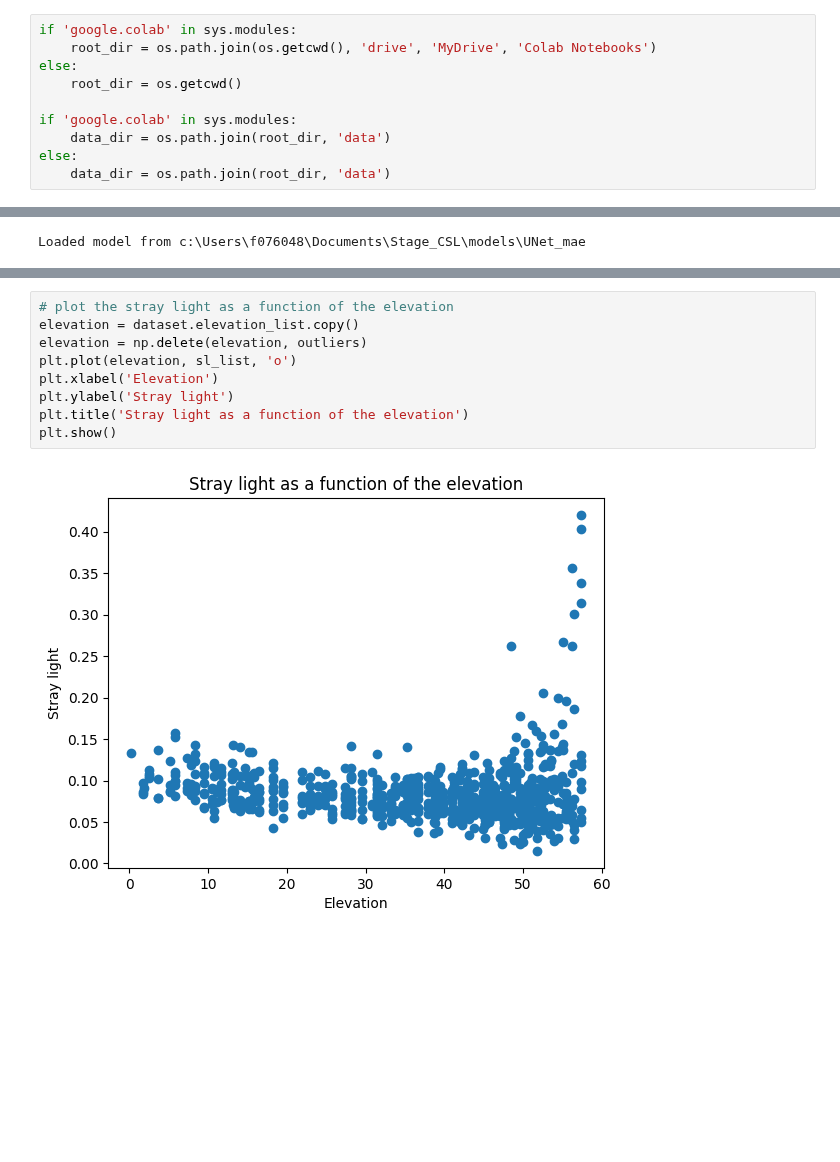
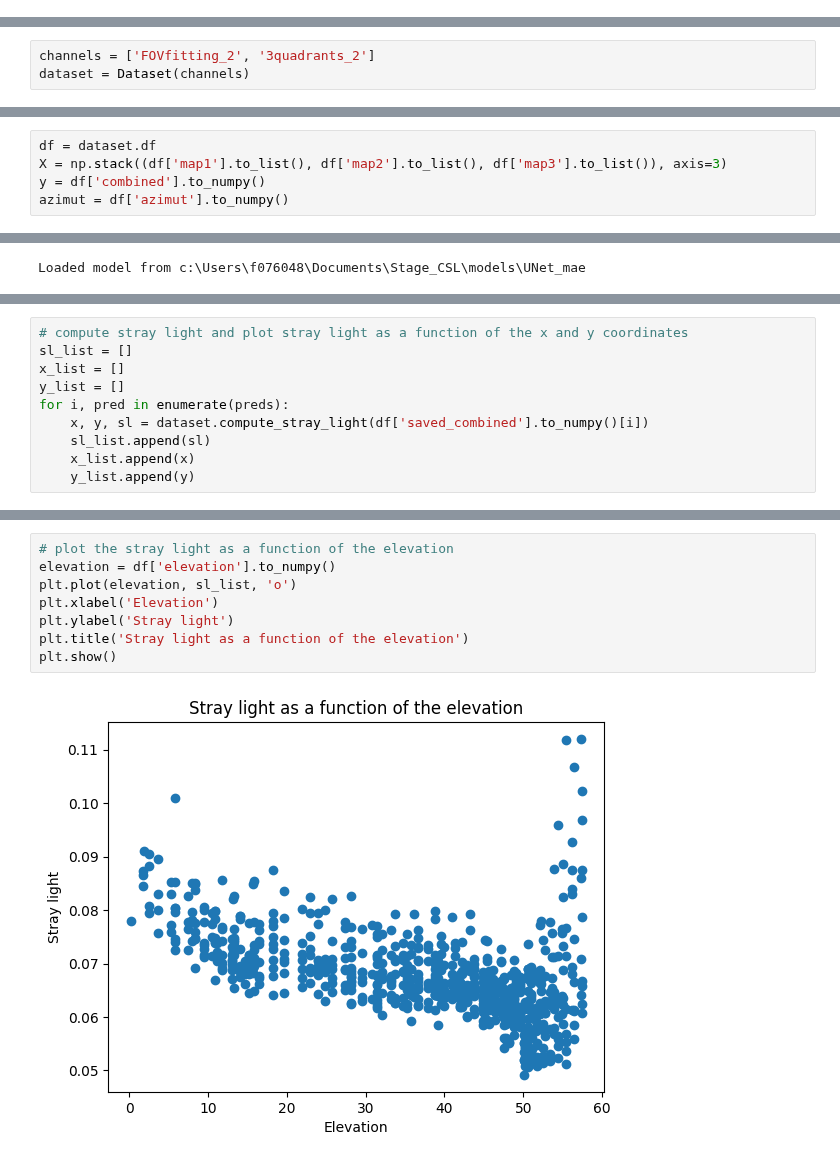
Before and after one commit to m7415/deep_learning_3MI, a Jupyter notebook: useCase.ipynb, the cells around one changed output, grey strips where cells are left out. Saved outputs shown, nothing was run; the diff lists cells and outputs as text; blank space fills up the shorter version.

```diff
--- a/useCase.ipynb
+++ b/useCase.ipynb
@@ -44,13 +44,3 @@ from classes.utils import plot_map, plot_radial_profile, apply_mask
 if 'google.colab' in sys.modules:
     from google.colab import drive
     drive.mount('/content/drive')
-# %%
-if 'google.colab' in sys.modules:
-    root_dir = os.path.join(os.getcwd(), 'drive', 'MyDrive', 'Colab Notebooks')
-else:
-    root_dir = os.getcwd()
-
-if 'google.colab' in sys.modules:
-    data_dir = os.path.join(root_dir, 'data')
-else:
-    data_dir = os.path.join(root_dir, 'data')
@@ -81,0 +47,3 @@ New lenght: 757
+# %%
+channels = ['FOVfitting_2', '3quadrants_2']
+dataset = Dataset(channels)
@@ -89,3 +58,8 @@ azimut = dataset.azimut_list
+# %%
+df = dataset.df
+X = np.stack((df['map1'].to_list(), df['map2'].to_list(), df['map3'].to_list()), axis=3)
+y = df['combined'].to_numpy()
+azimut = df['azimut'].to_numpy()
 # %%
 model = 'UNet'
 if 'google.colab' in sys.modules:
@@ -135,3 +99,13 @@ y_list = np.delete(y_list, outliers)
+# %%
+# compute stray light and plot stray light as a function of the x and y coordinates
+sl_list = []
+x_list = []
+y_list = []
+for i, pred in enumerate(preds):
+    x, y, sl = dataset.compute_stray_light(df['saved_combined'].to_numpy()[i])
+    sl_list.append(sl)
+    x_list.append(x)
+    y_list.append(y)
 # %%
 # scatter plot the map
 fig, ax = plt.subplots(figsize=(10, 10))
@@ -148,11 +122,10 @@ plt.show()
 # %%
 # plot the stray light as a function of the elevation
-elevation = dataset.elevation_list.copy()
-elevation = np.delete(elevation, outliers)
+elevation = df['elevation'].to_numpy()
 plt.plot(elevation, sl_list, 'o')
 plt.xlabel('Elevation')
 plt.ylabel('Stray light')
 plt.title('Stray light as a function of the elevation')
 plt.show()
 # %% [output]
-[figure, old version]
+[figure, new version]
```
Also changed, not shown: parts of 8 cells of this notebook, 3 other files.
